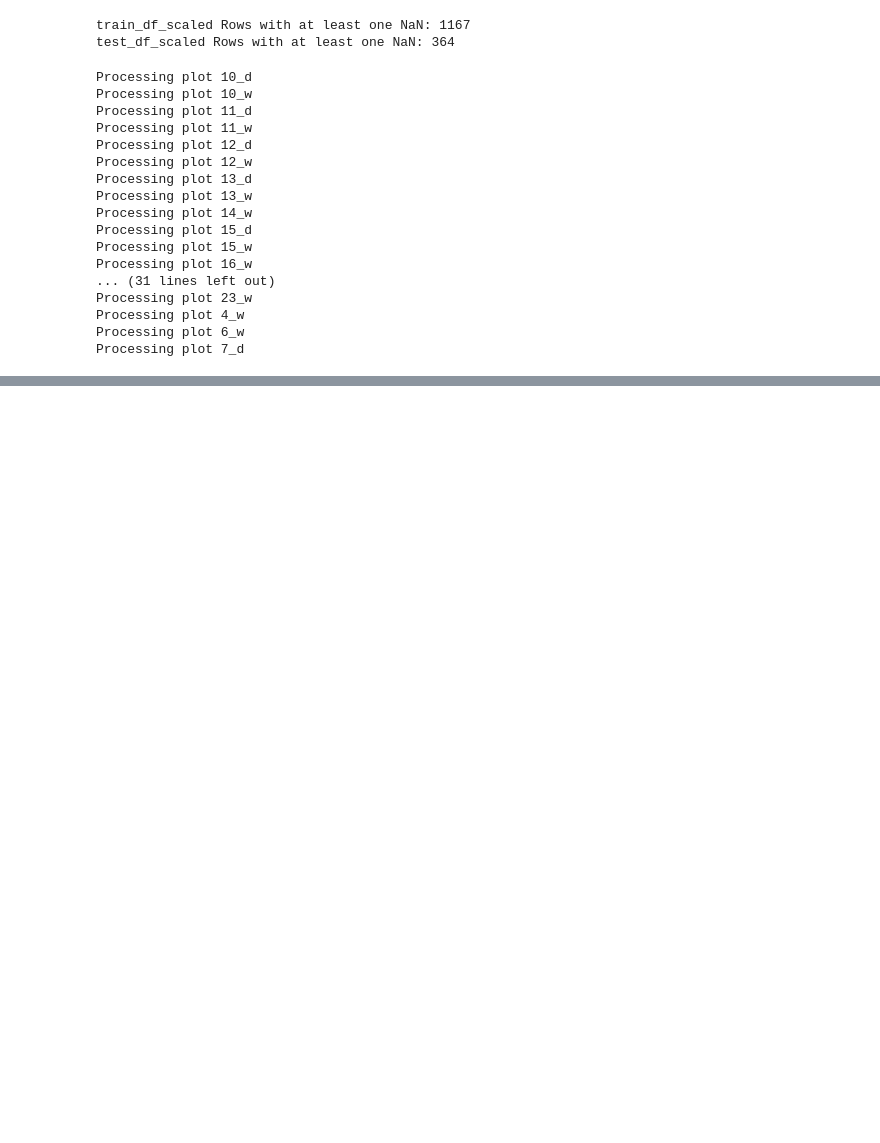
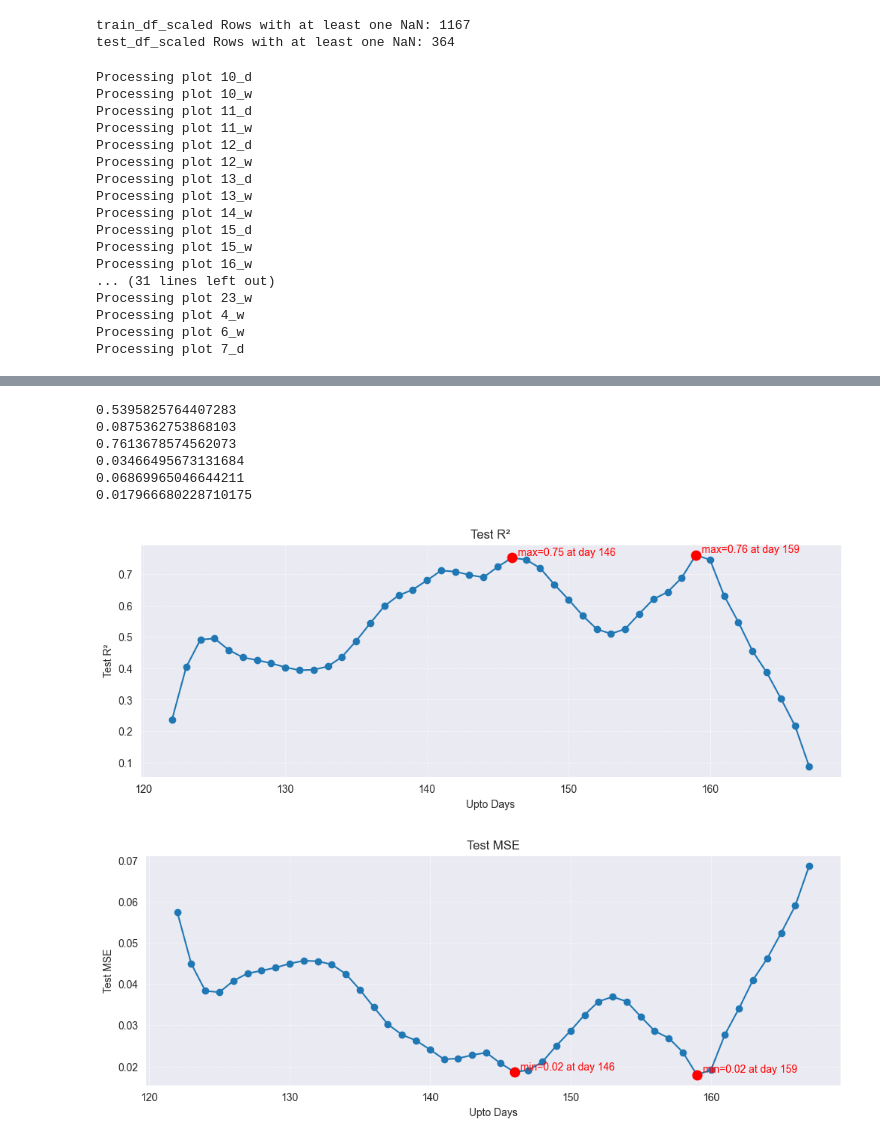
Before and after one commit to lochanamalt/IoT-data-yield-prediction, a Jupyter notebook: gru-pytorch-progressing_window_dataset_v3_only_vis.ipynb, the cells around one changed output, grey strips where cells are left out. Cells and saved outputs as stored; diff of their text form; code cells hidden in the pictures; blank space fills up the shorter version.

```diff
--- a/gru-pytorch-progressing_window_dataset_v3_only_vis.ipynb
+++ b/gru-pytorch-progressing_window_dataset_v3_only_vis.ipynb
@@ -563,0 +401,36 @@ Test R²: 0.2372, Test MSE: 0.0574, Test MAE: 0.2090
+# %%
+from helper import filter_window_data_by_length
+
+total_n_days = 46 # (from may 1st to June 15th)
+
+test_r2 = []
+test_mse = []
+test_mae = []
+for filter_day in range(1, total_n_days + 1):
+    print(f"day: {filter_day}")
+
+    X_train_scaled_filtered, y_train_scaled_filtered, lengths_train_filtered = filter_window_data_by_length(
+    X_train_scaled, y_train_scaled, valid_length_train, no_days_train, filter_day
+    )
+
+    # test
+    X_test_scaled_filtered, y_test_scaled_filtered, lengths_test_filtered = filter_window_data_by_length(
+        X_test_scaled, y_test_scaled, valid_length_test, no_days_test, filter_day
+    )
+
+    train_dataset_filtered = VIDataset(X_train_scaled_filtered, y_train_scaled_filtered, lengths_train_filtered)
+    test_dataset_filtered = VIDataset(X_test_scaled_filtered, y_test_scaled_filtered, lengths_test_filtered)
+
+    train_loader_filtered  = DataLoader(train_dataset_filtered, batch_size=best_gru_params['batch_size'], shuffle=True)
+    test_loader_filtered    = DataLoader(test_dataset_filtered, batch_size=best_gru_params['batch_size'], shuffle=False)
+
+    # Training metrics
+    r2_train_filtered, mse_train_filtered, mae_train_filtered = evaluate_model(best_model, train_loader_filtered, output_variable_scaler=scaler_y, do_inverse_transform = True,  plot_pred_vs_true=False)
+    # Test metrics
+    r2_test_filtered, mse_test_filtered, mae_test_filtered = evaluate_model(best_model, test_loader_filtered, output_variable_scaler=scaler_y, do_inverse_transform = True,  plot_pred_vs_true=False)
+
+    print(f'Train R²: {r2_train_filtered:.4f}, Train MSE: {mse_train_filtered:.4f}, Train MAE: {mae_train_filtered:.4f}')
+    print(f'Test R²: {r2_test_filtered:.4f}, Test MSE: {mse_test_filtered:.4f}, Test MAE: {mae_test_filtered:.4f}')
+    test_r2.append(r2_test_filtered)
+    test_mse.append(mse_test_filtered)
+    test_mae.append(mae_test_filtered)
@@ -564,3 +455,28 @@ Test R²: 0.2372, Test MSE: 0.0574, Test MAE: 0.2090
+# %%
+import numpy as np
+
+print(np.mean(test_r2))
+print(np.min(test_r2))
+print(np.max(test_r2))
+
+print(np.mean(test_mse))
+print(np.max(test_mse))
+print(np.min(test_mse))
+# %% [output]
+0.5395825764407283
+0.0875362753868103
+0.7613678574562073
+0.03466495673131684
+0.06869965046644211
+0.017966680228710175
+# %%
+from plots import plot_r2, plot_mse
+
+plot_r2(test_r2, total_n_days)
+plot_mse(test_mse, total_n_days)
+# %% [output]
+[figure]
+[figure, added]
 # %%
 # save model
 torch.save(best_model, "best_gru_models/best_model_full_5.pth")
```
Also changed, not shown: parts of 20 cells of this notebook.
